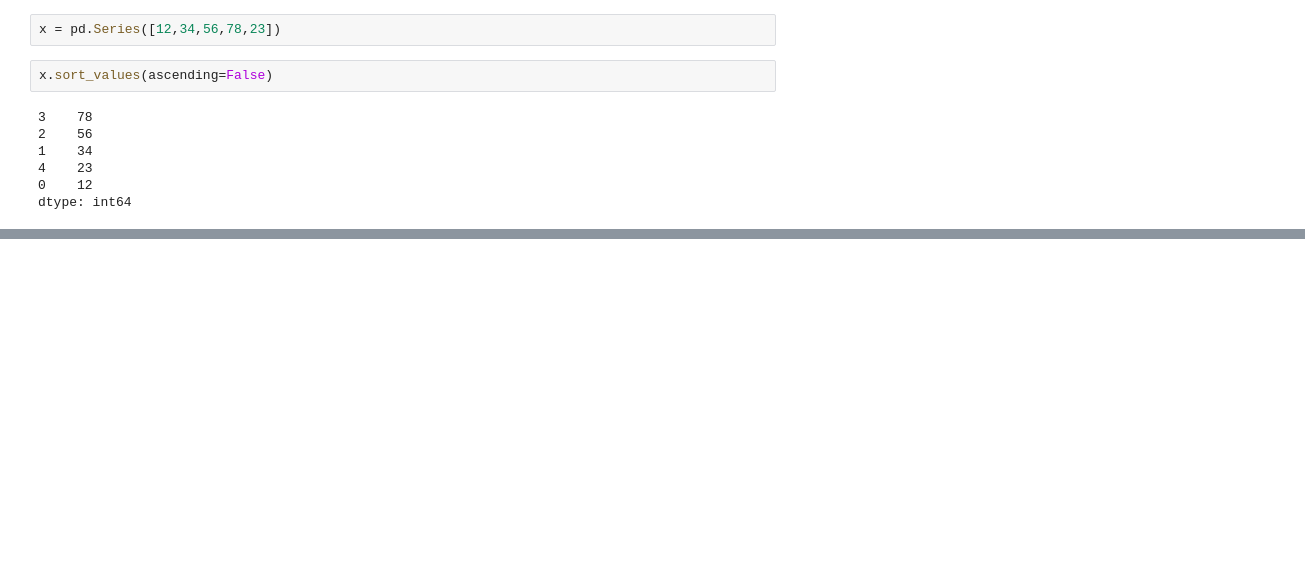
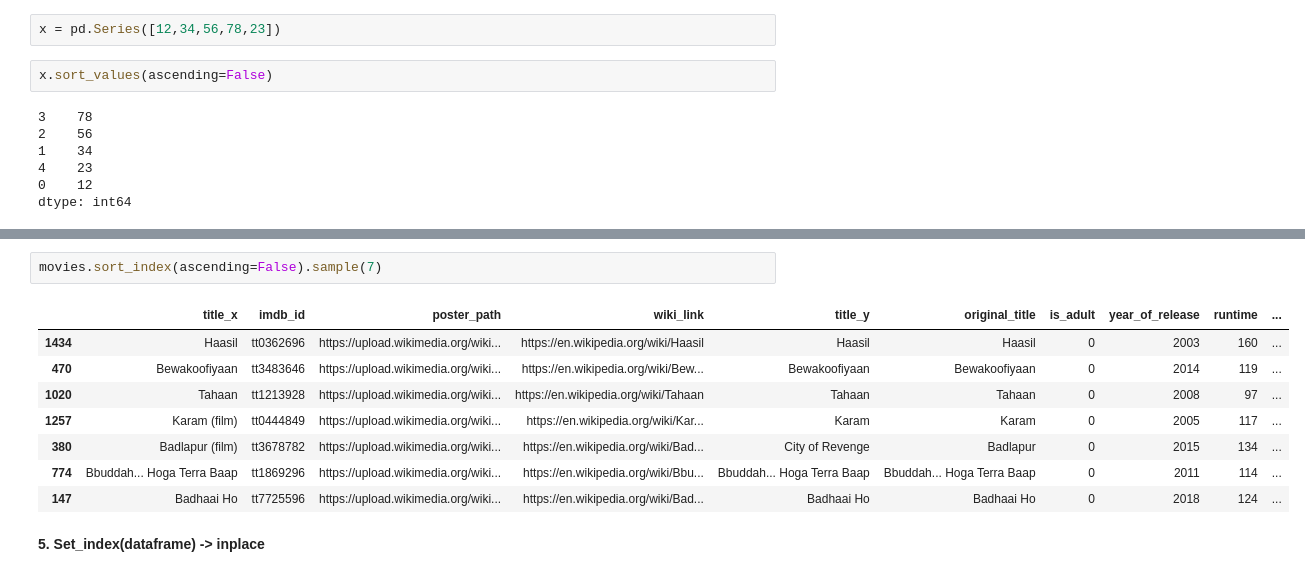
Before and after one commit to aayushmanz/Python-for-ML, a Jupyter notebook: Pandas in Python/DataFrames in Pandas/DataFrames Important Methods .ipynb, the cells around one changed output, grey strips where cells are left out. Drawn from its saved outputs; the diff is of its cells as text; blank space fills up the shorter version.

```diff
--- a/Pandas in Python/DataFrames in Pandas/DataFrames Important Methods .ipynb
+++ b/Pandas in Python/DataFrames in Pandas/DataFrames Important Methods .ipynb
@@ -165,0 +295,13 @@ ValueError: All arrays must be of the same length
+# %%
+movies.sort_index(ascending=False).sample(7)
+# %% [output]
+|  | title_x | imdb_id | poster_path | wiki_link | title_y | original_title | is_adult | year_of_release | runtime | ... |
+| 1434 | Haasil | tt0362696 | https://upload.wikimedia.org/wiki... | https://en.wikipedia.org/wiki/Haasil | Haasil | Haasil | 0 | 2003 | 160 | ... |
+| 470 | Bewakoofiyaan | tt3483646 | https://upload.wikimedia.org/wiki... | https://en.wikipedia.org/wiki/Bew... | Bewakoofiyaan | Bewakoofiyaan | 0 | 2014 | 119 | ... |
+| 1020 | Tahaan | tt1213928 | https://upload.wikimedia.org/wiki... | https://en.wikipedia.org/wiki/Tahaan | Tahaan | Tahaan | 0 | 2008 | 97 | ... |
+| 1257 | Karam (film) | tt0444849 | https://upload.wikimedia.org/wiki... | https://en.wikipedia.org/wiki/Kar... | Karam | Karam | 0 | 2005 | 117 | ... |
+| 380 | Badlapur (film) | tt3678782 | https://upload.wikimedia.org/wiki... | https://en.wikipedia.org/wiki/Bad... | City of Revenge | Badlapur | 0 | 2015 | 134 | ... |
+| 774 | Bbuddah... Hoga Terra Baap | tt1869296 | https://upload.wikimedia.org/wiki... | https://en.wikipedia.org/wiki/Bbu... | Bbuddah... Hoga Terra Baap | Bbuddah... Hoga Terra Baap | 0 | 2011 | 114 | ... |
+| 147 | Badhaai Ho | tt7725596 | https://upload.wikimedia.org/wiki... | https://en.wikipedia.org/wiki/Bad... | Badhaai Ho | Badhaai Ho | 0 | 2018 | 124 | ... |
+# %% [markdown]
+**5. Set_index(dataframe) -> inplace**
```
Also changed, not shown: parts of 31 cells of this notebook.
